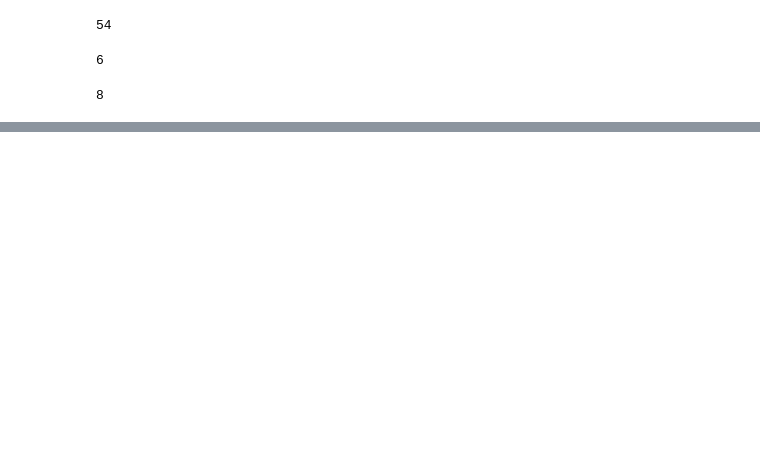
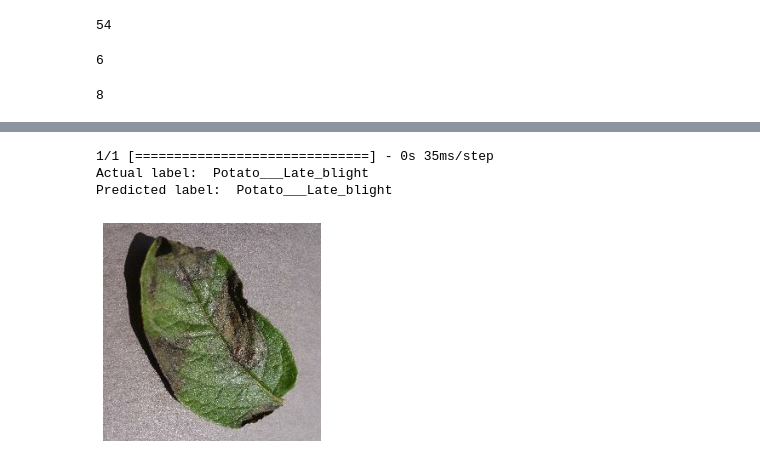
Before and after one commit to Micky373/potato_disease_classification_using_deep_learning, a Jupyter notebook: notebooks/EDA.ipynb, the cells around one changed output, grey strips where cells are left out. Drawn from its saved outputs; the diff is of its cells as text; code cells hidden in the pictures; blank space fills up the shorter version.

```diff
--- a/notebooks/EDA.ipynb
+++ b/notebooks/EDA.ipynb
@@ -93,0 +117,4 @@ test_image_batch,labels = train_ds.take(1)
+# %%
+for img_batch,label_batch in dataset.take(1):
+  batch,img_size,img_size,channels = img_batch.shape
+  print(img_batch.shape)
@@ -118,0 +226,15 @@ NameError: name 'CHANNELS' is not defined
+# %%
+for img_batch,label_batch in train_ds.take(1):
+
+  first_img = img_batch[0].numpy().astype('uint')
+  first_label = label_batch[0].numpy()
+  batch_prediction = model.predict(img_batch)
+  print('Actual label: ', class_names[first_label])
+  print('Predicted label: ', class_names[np.argmax(batch_prediction[0])])
+  plt.imshow(first_img)
+  plt.axis('off')
+# %% [output]
+1/1 [==============================] - 0s 35ms/step
+Actual label:  Potato___Late_blight
+Predicted label:  Potato___Late_blight
+[figure, added]
```
Also changed, not shown: parts of 24 cells of this notebook, 12 other files.
